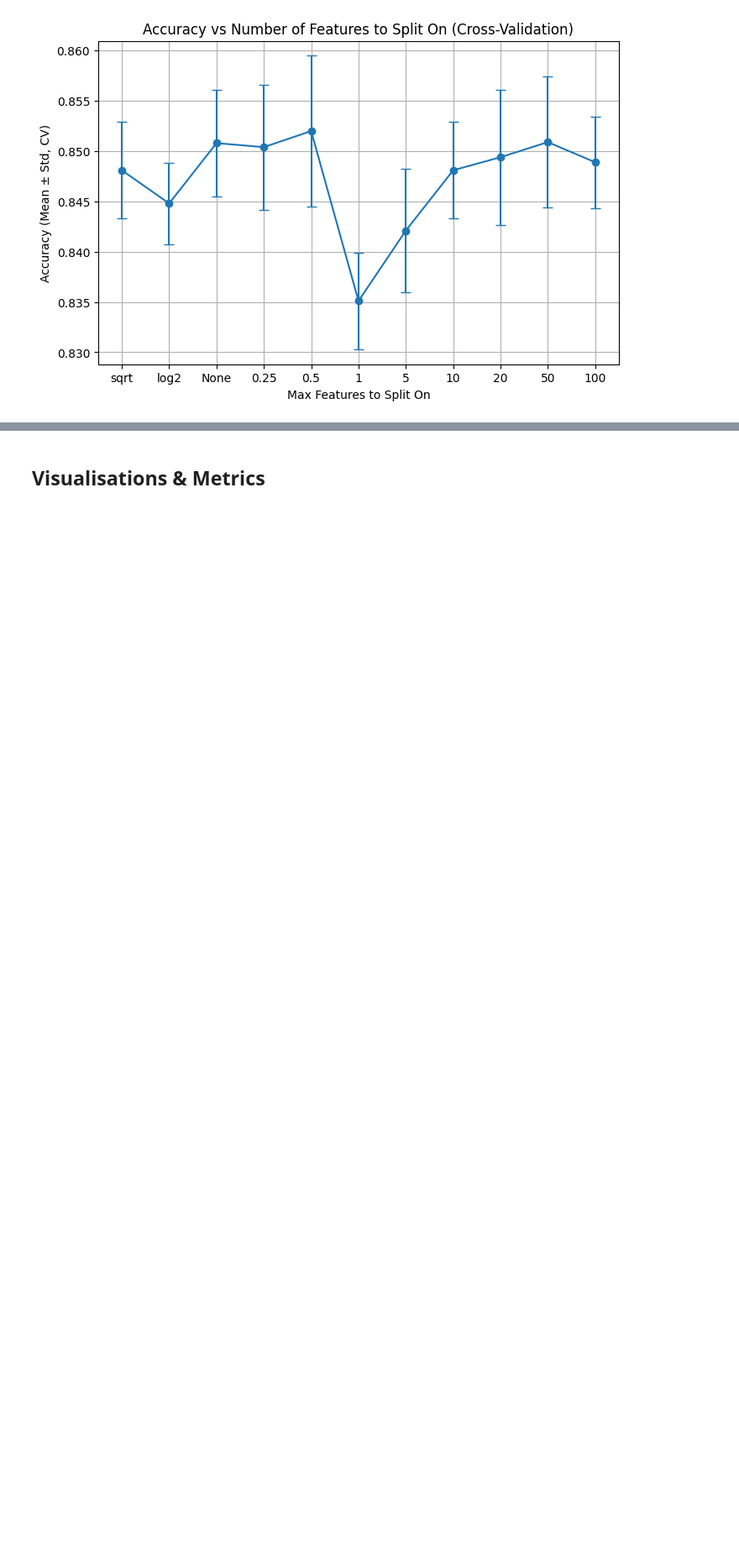
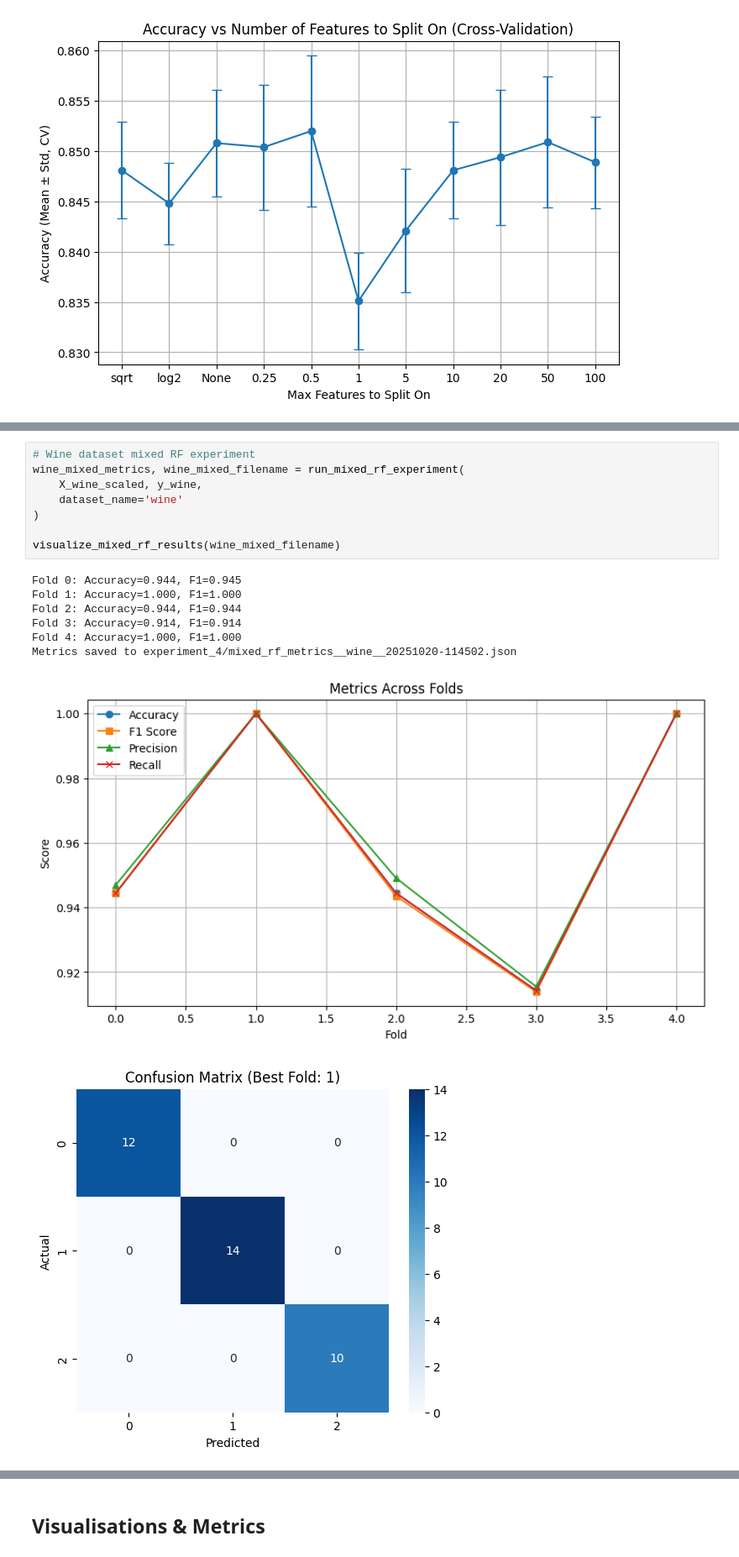
Before and after one commit to TasheelGovender/ML_assignment_4, a Jupyter notebook: src/assignment.ipynb, the cells around one changed output, grey strips where cells are left out. Shown at 84% size. Saved outputs shown, nothing was run; the diff lists cells and outputs as text; blank space fills up the shorter version.

```diff
--- a/src/assignment.ipynb
+++ b/src/assignment.ipynb
@@ -715,0 +974,17 @@ Results: heatmap or 3D surface plot (accuracy as function of depth and features)
+# %%
+# Wine dataset mixed RF experiment
+wine_mixed_metrics, wine_mixed_filename = run_mixed_rf_experiment(
+    X_wine_scaled, y_wine,
+    dataset_name='wine'
+)
+
+visualize_mixed_rf_results(wine_mixed_filename)
+# %% [output]
+Fold 0: Accuracy=0.944, F1=0.945
+Fold 1: Accuracy=1.000, F1=1.000
+Fold 2: Accuracy=0.944, F1=0.944
+Fold 3: Accuracy=0.914, F1=0.914
+Fold 4: Accuracy=1.000, F1=1.000
+Metrics saved to experiment_4/mixed_rf_metrics__wine__20251020-114502.json
+[figure, added]
+[figure, added]
```
Also changed, not shown: parts of 18 cells of this notebook.
